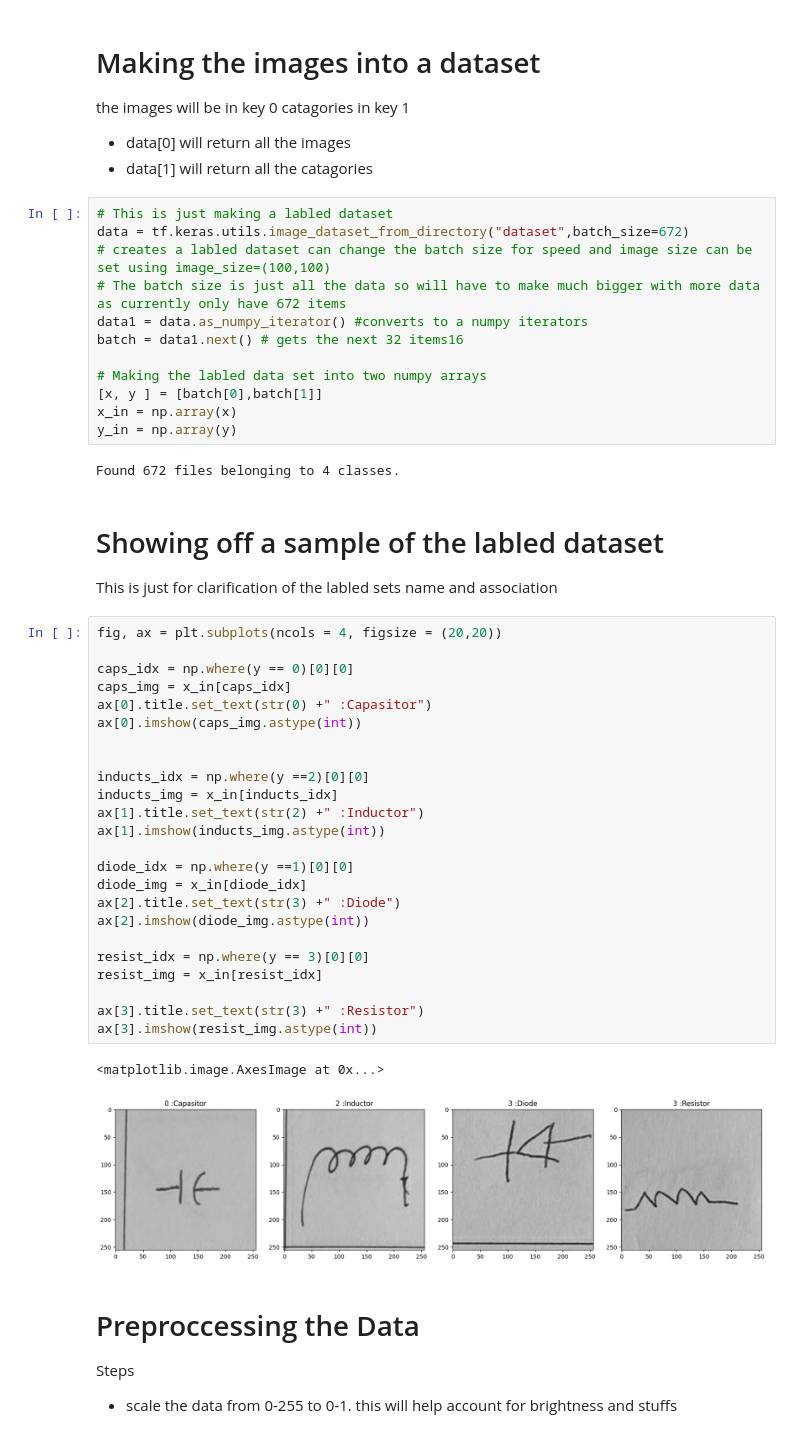
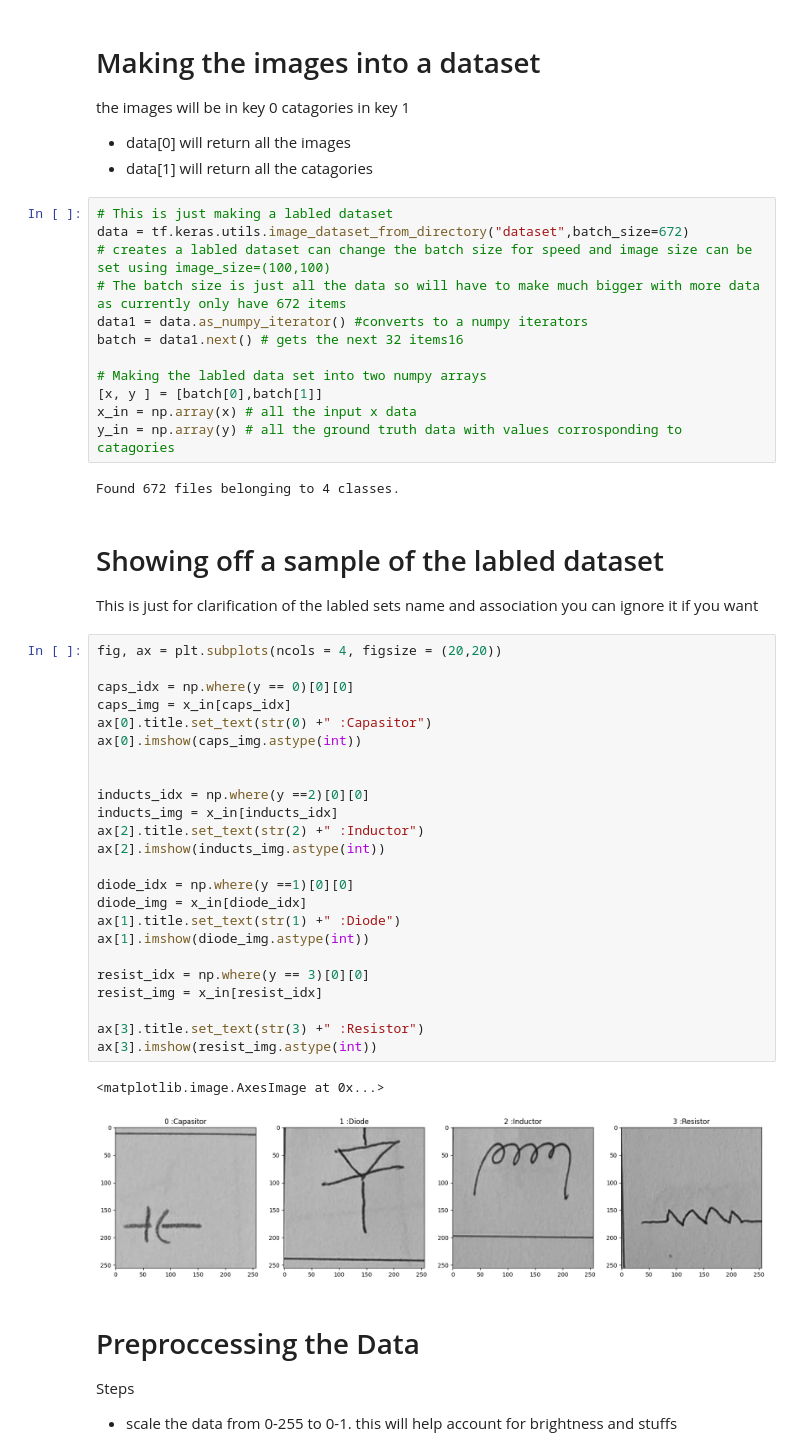
Before and after one commit to ThomasLukeGreenwood/EEE4114_SymbolDetect, a Jupyter notebook: predicitons.ipynb, the cells around one changed output. Saved outputs shown, nothing was run; the diff lists cells and outputs as text.

```diff
--- a/predicitons.ipynb
+++ b/predicitons.ipynb
@@ -27,41 +27,41 @@ batch = data1.next() # gets the next 32 items16
 
 # Making the labled data set into two numpy arrays
 [x, y ] = [batch[0],batch[1]]
-x_in = np.array(x)
-y_in = np.array(y)
+x_in = np.array(x) # all the input x data
+y_in = np.array(y) # all the ground truth data with values corrosponding to catagories
 # %% [output]
 Found 672 files belonging to 4 classes.
 # %% [markdown]
 # Showing off a sample of the labled dataset
 
-This is just for clarification of the labled sets name and association
+This is just for clarification of the labled sets name and association you can ignore it if you want
 # %%
 fig, ax = plt.subplots(ncols = 4, figsize = (20,20))
 
 caps_idx = np.where(y == 0)[0][0]
 caps_img = x_in[caps_idx]
 ax[0].title.set_text(str(0) +" :Capasitor")
 ax[0].imshow(caps_img.astype(int))
 
 
 inducts_idx = np.where(y ==2)[0][0]
 inducts_img = x_in[inducts_idx]
-ax[1].title.set_text(str(2) +" :Inductor")
-ax[1].imshow(inducts_img.astype(int))
+ax[2].title.set_text(str(2) +" :Inductor")
+ax[2].imshow(inducts_img.astype(int))
 
 diode_idx = np.where(y ==1)[0][0]
 diode_img = x_in[diode_idx]
-ax[2].title.set_text(str(3) +" :Diode")
-ax[2].imshow(diode_img.astype(int))
+ax[1].title.set_text(str(1) +" :Diode")
+ax[1].imshow(diode_img.astype(int))
 
 resist_idx = np.where(y == 3)[0][0]
 resist_img = x_in[resist_idx]
 
 ax[3].title.set_text(str(3) +" :Resistor")
 ax[3].imshow(resist_img.astype(int))
 # %% [output]
 <matplotlib.image.AxesImage at 0x...>
-[figure, old version]
+[figure, new version]
 # %% [markdown]
 # Preproccessing the Data
 
```
Also changed, not shown: parts of 11 cells of this notebook.
